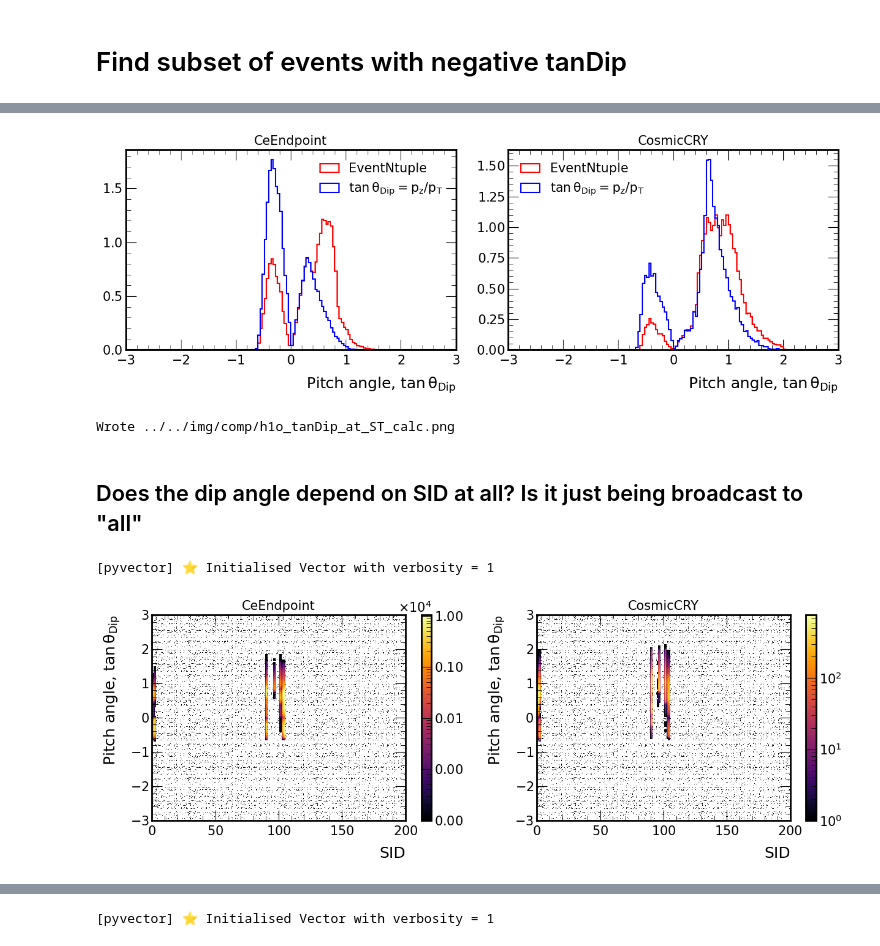
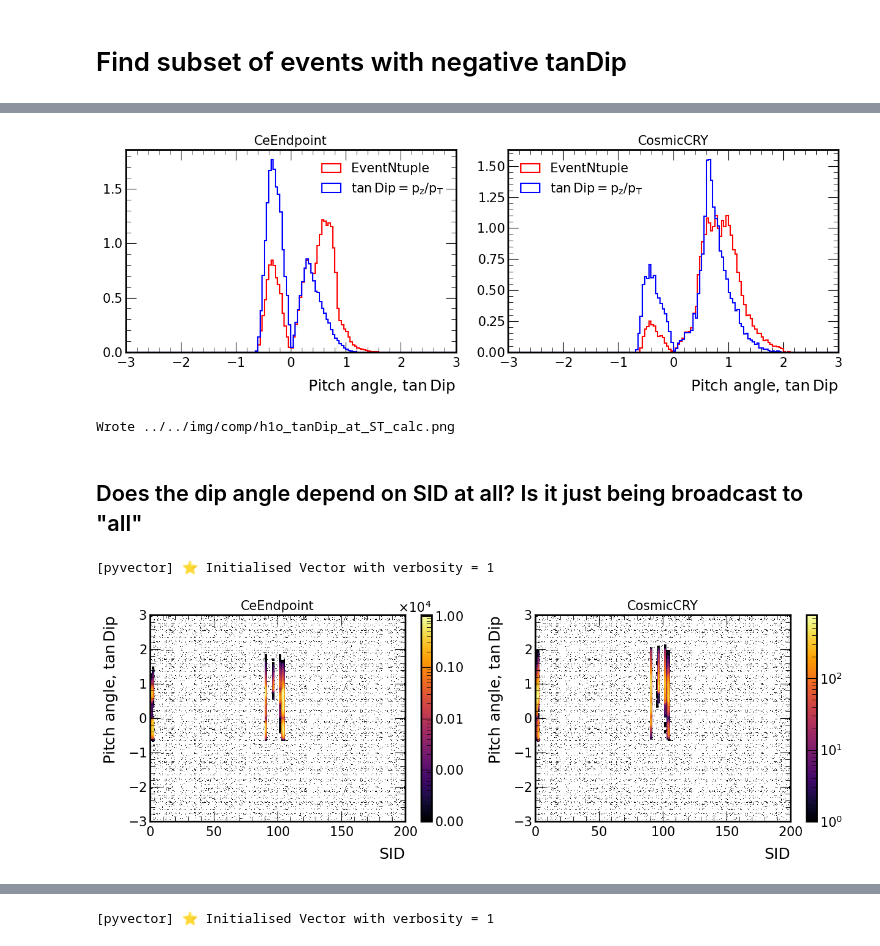
Before and after one commit to sam-grant/mu2e-cosmic, a Jupyter notebook: ana/comp/track_cuts.ipynb, the cells around one changed output, grey strips where cells are left out. Cells and saved outputs as stored; diff of their text form; code cells hidden in the pictures.

```diff
--- a/ana/comp/track_cuts.ipynb
+++ b/ana/comp/track_cuts.ipynb
@@ -945,27 +924,27 @@ fig, ax = plt.subplots(1, 2, figsize=(6.4*2, 4.8))
 plot.plot_1D_overlay(
     {
         "EventNtuple" : ak.flatten(signal_at_ST["trkfit"]["trksegpars_lh"]["tanDip"], axis=None),
-        r"$\tan{\theta_{\text{Dip}}} = p_{z}/p_{T}$" : ak.flatten(signal_at_ST["tan_theta"], axis=None),
+        r"$\tan{\text{Dip}} = p_{z}/p_{T}$" : ak.flatten(signal_at_ST["tan_theta"], axis=None),
         # r"$\theta_{\text{Dip}} = p_{T}/p$" : ak.flatten(onspill["tan_theta_check"], axis=None)
     },
     nbins=150,xmin=-3,xmax=3,norm_by_area=True,
     show=False,
     title="CeEndpoint",
     ax=ax[0],
-    xlabel=r"Pitch angle, $\tan{\theta_{\text{Dip}}}$",
+    xlabel=r"Pitch angle, $\tan{\text{Dip}}$",
 )
 
 plot.plot_1D_overlay(
     {
         "EventNtuple" : ak.flatten(onspill_at_ST["trkfit"]["trksegpars_lh"]["tanDip"], axis=None),
-        r"$\tan{\theta_{\text{Dip}}} = p_{z}/p_{T}$" : ak.flatten(onspill_at_ST["tan_theta"], axis=None),
+        r"$\tan{\text{Dip}} = p_{z}/p_{T}$" : ak.flatten(onspill_at_ST["tan_theta"], axis=None),
         # r"$\theta_{\text{Dip}} = p_{T}/p$" : ak.flatten(onspill["tan_theta_check"], axis=None)
     },
     nbins=150,xmin=-3,xmax=3,norm_by_area=True,
     show=False,
     title="CosmicCRY",
     ax=ax[1],
-    xlabel=r"Pitch angle, $\tan{\theta_{\text{Dip}}}$",
+    xlabel=r"Pitch angle, $\tan{\text{Dip}}$",
 )
 
 
@@ -976,7 +955,7 @@ plt.savefig(out_path, dpi=300)
 plt.show()
 print(f"Wrote {out_path}")
 # %% [output]
-[figure, old version]
+[figure, new version]
 Wrote ../../img/comp/h1o_tanDip_at_ST_calc.png
 # %% [markdown]
 ## Does the dip angle depend on SID at all? Is it just being broadcast to "all"
@@ -991,36 +970,36 @@ plotter.plot_2D(
     nbins_x=200,xmin=0,xmax=200,
     nbins_y=150,ymin=-3,ymax=3,
     ax=ax[0],
     show=False,
     xlabel="SID",
-    ylabel=r"Pitch angle, $\tan{\theta_{\text{Dip}}}$",
+    ylabel=r"Pitch angle, $\tan{\text{Dip}}$",
     title="CeEndpoint",
     log_z=True
     # norm=True
 )
 
 plotter.plot_2D(
     x=ak.flatten(data_onspill["trkfit"]["trksegs"]["sid"], axis=None),
     y=ak.flatten(data_onspill["trkfit"]["trksegpars_lh"]["tanDip"], axis=None),
     nbins_x=200,xmin=0,xmax=200,
     nbins_y=150,ymin=-3,ymax=3,
     ax=ax[1],
     show=False,
     xlabel=f"SID",
-    ylabel=r"Pitch angle, $\tan{\theta_{\text{Dip}}}$",
+    ylabel=r"Pitch angle, $\tan{\text{Dip}}$",
     title="CosmicCRY",
     # norm=True
     log_z=True
 )
 
 # # ax.axvline(0.5577350, linestyle="--", color="grey")
 # ax.axvline(2, linestyle="--", color="grey")
 plt.tight_layout()
 plt.savefig(f"../../img/comp/h2_SID_vs_tanDip_{tag}.png", dpi=300)
 plt.show()
 # %% [output]
 [pyvector] ⭐️ Initialised Vector with verbosity = 1
-[figure, old version]
+[figure, new version]
 # %%
 # # ONE TRACK
 
```
Also changed, not shown: parts of 22 cells of this notebook.
